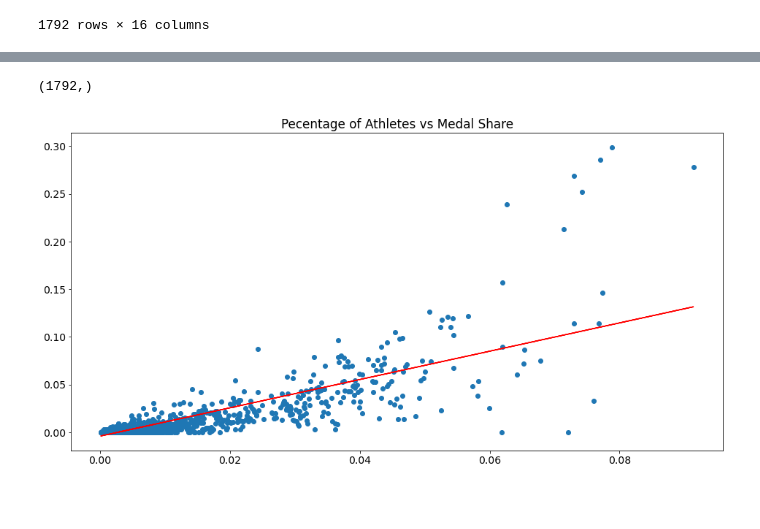
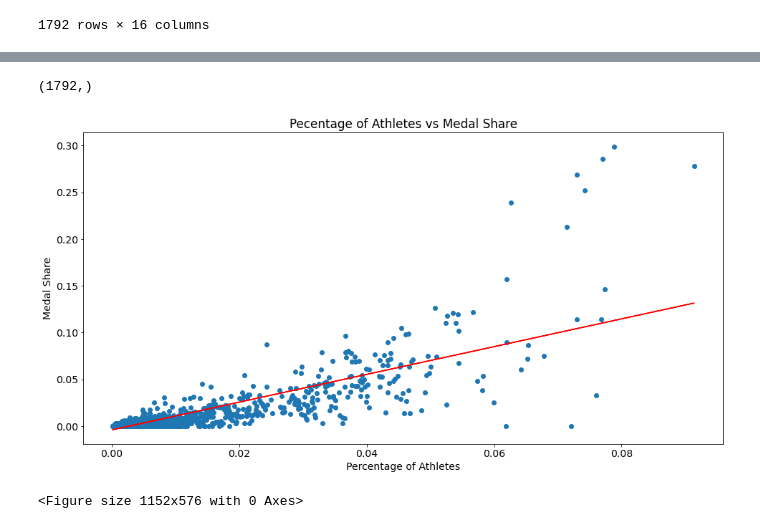
Before and after one commit to olympics2022/olympic_medal_analysis, a Jupyter notebook: Analysis/summer_lr_analysis.ipynb, the cells around one changed output, grey strips where cells are left out. Saved outputs shown, nothing was run; the diff lists cells and outputs as text; code cells hidden in the pictures; blank space fills up the shorter version.

```diff
--- a/Analysis/summer_lr_analysis.ipynb
+++ b/Analysis/summer_lr_analysis.ipynb
@@ -66,19 +66,23 @@ Notes:
 # %%
 #Plotting Athlete Count Linear Regression
 X = summer_olympic_df.athlete_share.values.reshape(-1, 1)
 y = summer_olympic_df.medal_share
 modela = LinearRegression()
 modela.fit(X, y)
 modela.fit(X, y)
 y_pred = modela.predict(X)
 print(y_pred.shape)
 plt.scatter(X, y)
+plt.xlabel('Percentage of Athletes')
+plt.ylabel('Medal Share')
 plt.plot(X, y_pred, color='red')
 plt.title('Pecentage of Athletes vs Medal Share')
 plt.show()
+plt.savefig('Percentage of Athletes vs Medal Share.pdf')
 # %% [output]
 (1792,)
-[figure, old version]
+[figure, new version]
+<Figure size 1152x576 with 0 Axes>
 # %%
 # GDP Linear Regression model
 model_gdp = sm.ols(formula='medal_share ~ gdp_per_capita', data=summer_olympic_df).fit()
```
Also changed, not shown: parts of 6 cells of this notebook, 1 other file.
